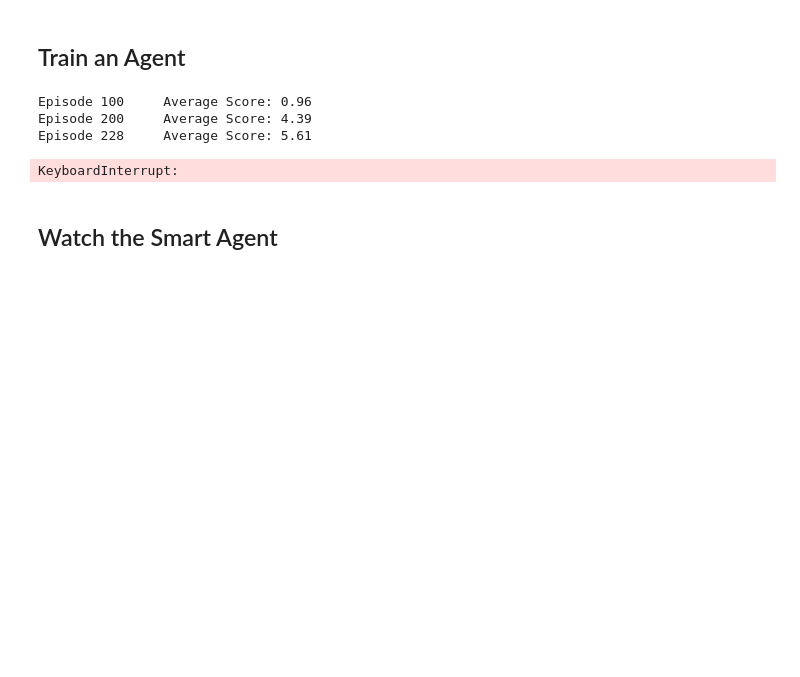
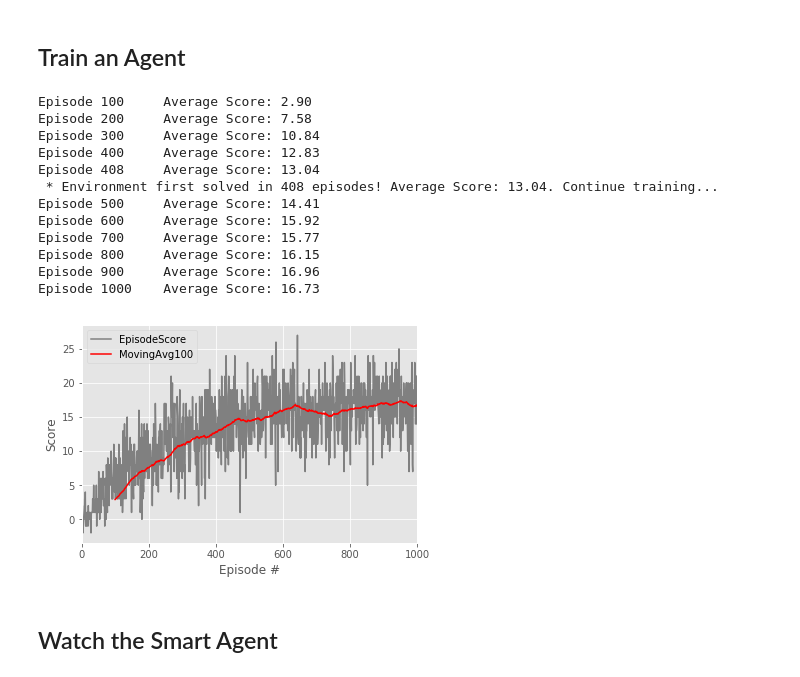
Before and after one commit to YaranFan/deep_reinforcement_learning_navigation, a Jupyter notebook: Navigation.ipynb, the cells around one changed output. Saved outputs shown, nothing was run; the diff lists cells and outputs as text; code cells hidden in the pictures; blank space fills up the shorter version.

```diff
--- a/Navigation.ipynb
+++ b/Navigation.ipynb
@@ -12,7 +12,7 @@ plt.style.use('ggplot')
 from collections import deque
 from dqn_agent import Agent
 # %%
-def dqn(brain_name, agent, n_episodes=700, eps_start=1.0, eps_end=0.01, eps_decay=0.995):
+def dqn(brain_name, agent, n_episodes=1000, eps_start=1.0, eps_end=0.01, eps_decay=0.995):
     """Deep Q-Learning.
 
     Params
@@ -68,7 +68,7 @@ def plot_score(scores, rolling_window=100):
 ## Environment
 # %%
 # Environment
-env = UnityEnvironment(file_name="Banana\Banana.app")
+env = UnityEnvironment(file_name="Banana_Linux_NoVis/Banana.x86_64")
 brain_name = env.brain_names[0]
 brain = env.brains[brain_name]
 env_info = env.reset(train_mode=True)[brain_name]
@@ -98,18 +98,27 @@ train_model = True
 # %%
 # Agent
 if train_model:
     action_size = brain.vector_action_space_size
     state_size = brain.vector_observation_space_size
     agent = Agent(state_size=state_size, action_size=action_size, device=device)
-    scores = dqn(brain_name, agent)
+    scores = dqn(brain_name, agent, eps_decay=0.99)
     plot_score(scores)
 else:
     agent.qnetwork_local.load_state_dict(torch.load('checkpoint.pth'))
 # %% [output]
-Episode 100     Average Score: 0.96
-Episode 200     Average Score: 4.39
-Episode 228     Average Score: 5.61
+Episode 100     Average Score: 2.90
+Episode 200     Average Score: 7.58
+Episode 300     Average Score: 10.84
+Episode 400     Average Score: 12.83
+Episode 408     Average Score: 13.04
+ * Environment first solved in 408 episodes! Average Score: 13.04. Continue training...
+Episode 500     Average Score: 14.41
+Episode 600     Average Score: 15.92
+Episode 700     Average Score: 15.77
+Episode 800     Average Score: 16.15
+Episode 900     Average Score: 16.96
+Episode 1000    Average Score: 16.73
-KeyboardInterrupt:
+[figure, added]
 # %% [markdown]
 ## Watch the Smart Agent
 # %%
```
Also changed, not shown: parts of 1 cell of this notebook, 5 other files.
